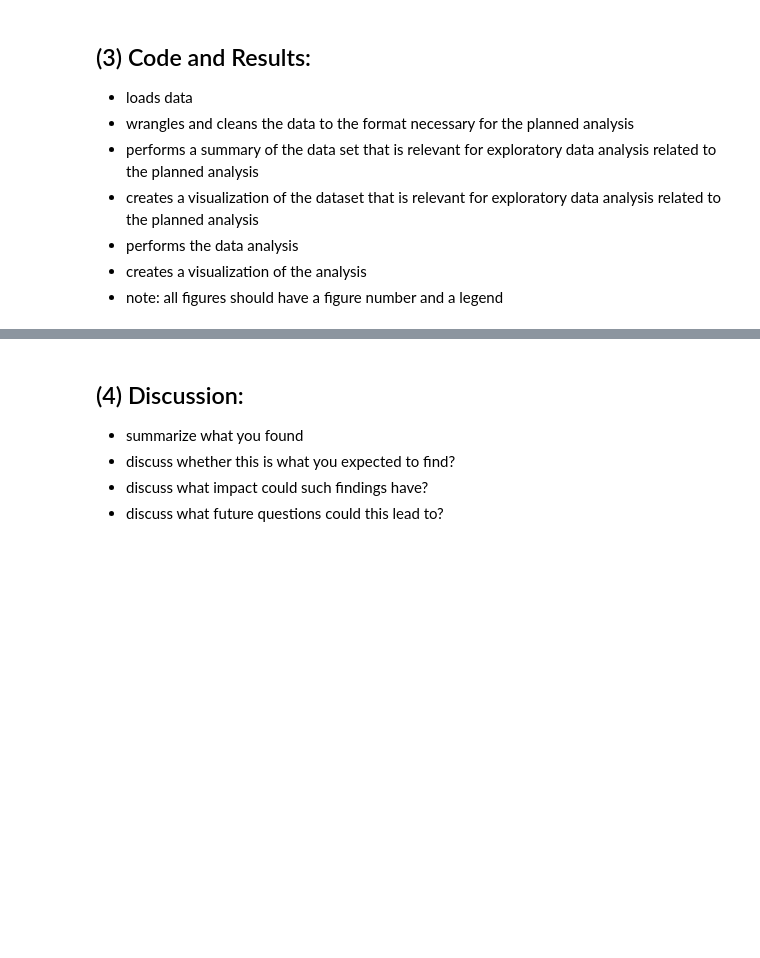
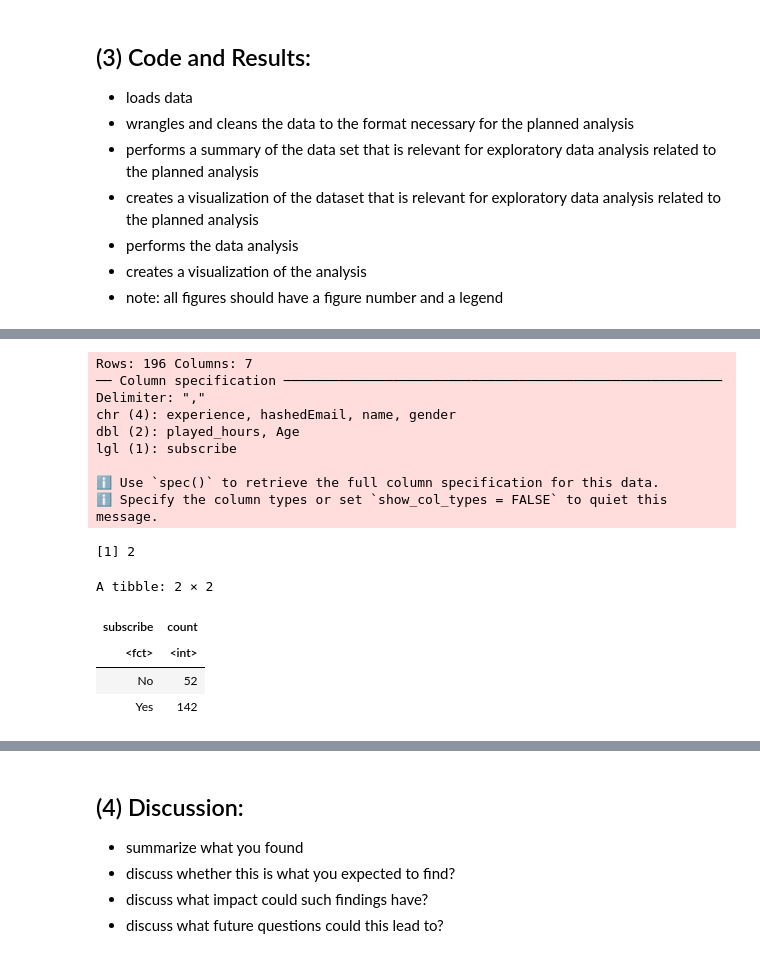
Before and after one commit to oo74/DSCI-100-Project, a Jupyter notebook: group project.ipynb, the cells around one changed output, grey strips where cells are left out. Drawn from its saved outputs; the diff is of its cells as text; code cells hidden in the pictures; blank space fills up the shorter version.

```diff
--- a/group project.ipynb
+++ b/group project.ipynb
@@ -98,0 +23,36 @@ Warning message:
+# %%
+library(tidyverse)
+library(tidymodels)
+library(cowplot)
+library(repr)
+library(themis)
+
+set.seed(4)
+options(repr.plot.width = 14)
+
+players_url <- "https://raw.githubusercontent.com/oo74/DSCI-100-Project/d932a95bab3bbe9a443dcba02939882b0735483f/data/players.csv"
+players <- read_csv(players_url) |>
+    mutate(subscribe = fct_recode(as_factor(subscribe), No = "FALSE", Yes = "TRUE"))
+
+nrow(players) - nrow(drop_na(players))
+players <- drop_na(players)
+
+players |>
+    group_by(subscribe) |>
+    summarize(count = n())
+# %% [output]
+Rows: 196 Columns: 7
+── Column specification ────────────────────────────────────────────────────────
+Delimiter: ","
+chr (4): experience, hashedEmail, name, gender
+dbl (2): played_hours, Age
+lgl (1): subscribe
+
+ℹ Use `spec()` to retrieve the full column specification for this data.
+ℹ Specify the column types or set `show_col_types = FALSE` to quiet this message.
+[1] 2
+A tibble: 2 × 2
+| subscribe | count |
+| <fct> | <int> |
+| No | 52 |
+| Yes | 142 |
```
Also changed, not shown: parts of 13 cells of this notebook, 1 other file.
